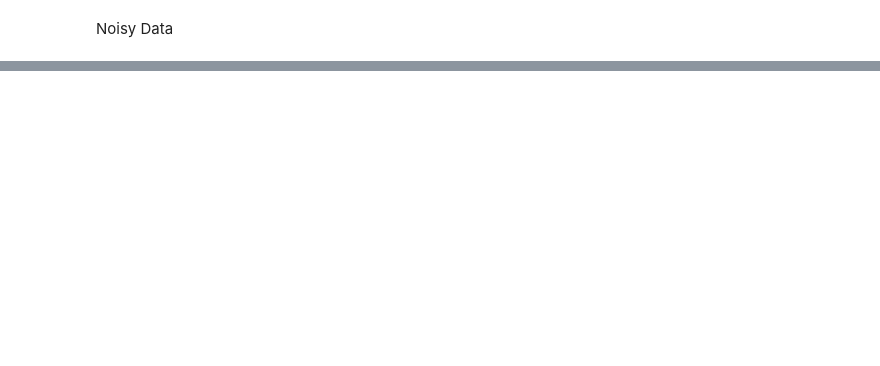
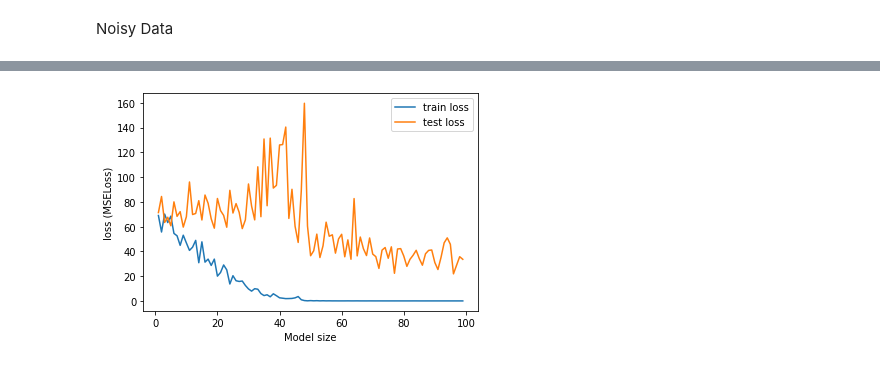
Before and after one commit to Yufei-Gu-451/parameter-wise-double-descent, a Jupyter notebook: Model-wise_Double_Descent/neural_network.ipynb, the cells around one changed output, grey strips where cells are left out. Saved outputs shown, nothing was run; the diff lists cells and outputs as text; code cells hidden in the pictures; blank space fills up the shorter version.

```diff
--- a/Model-wise_Double_Descent/neural_network.ipynb
+++ b/Model-wise_Double_Descent/neural_network.ipynb
@@ -99,0 +208,30 @@ plt.show()
+# %%
+X = X + np.random.normal(0, 0.3, (sample_size, X.shape[1]))
+# %%
+train_losses = []
+test_losses = []
+
+model_size = [size for size in range(1, model_range, 1)]
+
+for size in model_size:
+    X_train, X_test, y_train, y_test = train_test_split(X, y, test_size=test_size, random_state=RAND_ST, shuffle=True)
+    model = MLPRegressor(hidden_layer_sizes=(size,), activation='identity', solver='sgd', alpha=0, beta_1=0, beta_2=0, batch_size=1, max_iter=5000, momentum=0, validation_fraction=0.0).fit(X_train[:, :size], y_train)
+
+    train_losses.append(np.sum(np.power(model.predict(X_train[:, :size])-y_train, 2)) / X_test.shape[0])
+    test_losses.append(np.sum(np.power(model.predict(X_test[:, :size])-y_test, 2)) / X_test.shape[0])
+
+    # print(np.sum(np.power(model.predict(X_train[:, :size])-y_train, 2)) / X_test.shape[0])
+    # print(np.sum(np.power(model.predict(X_test[:, :size])-y_test, 2)) / X_test.shape[0])
+    # print(size)
+    # print()
+
+# lowestIndex = np.argsort(test_losses)
+
+plt.xlabel("Model size")
+plt.ylabel("loss (MSELoss)")
+plt.plot(model_size, train_losses, label = "train loss")
+plt.plot(model_size, test_losses, label = "test loss")
+plt.legend()
+plt.show()
+# %% [output]
+[figure, added]
```
Also changed, not shown: parts of 13 cells of this notebook, 9 other files.
